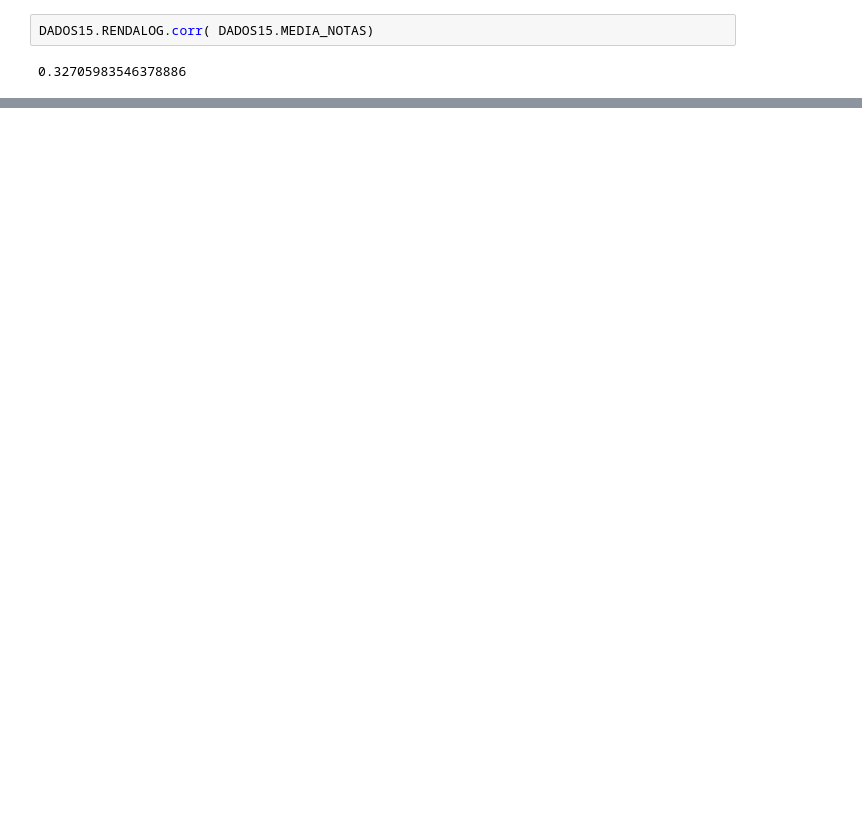
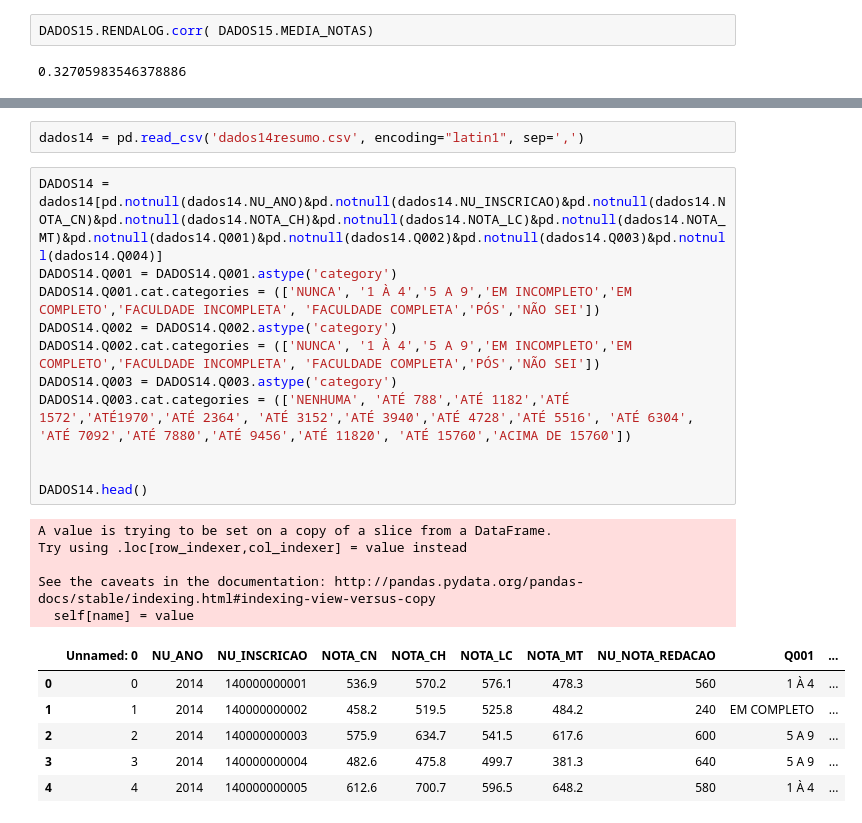
Before and after one commit to manucirne/Projeto3_CD, a Jupyter notebook: Projeto3 - Manoela Campos.ipynb, the cells around one changed output, grey strips where cells are left out. Saved outputs shown, nothing was run; the diff lists cells and outputs as text; blank space fills up the shorter version.

```diff
--- a/Projeto3 - Manoela Campos.ipynb
+++ b/Projeto3 - Manoela Campos.ipynb
@@ -280,0 +267,25 @@ plot = DADOS15.RENDALOG.plot(kind='box',title='RENDA FAMILIAR')#, color='red')
+# %%
+dados14 = pd.read_csv('dados14resumo.csv', encoding="latin1", sep=',')
+# %%
+DADOS14 = dados14[pd.notnull(dados14.NU_ANO)&pd.notnull(dados14.NU_INSCRICAO)&pd.notnull(dados14.NOTA_CN)&pd.notnull(dados14.NOTA_CH)&pd.notnull(dados14.NOTA_LC)&pd.notnull(dados14.NOTA_MT)&pd.notnull(dados14.Q001)&pd.notnull(dados14.Q002)&pd.notnull(dados14.Q003)&pd.notnull(dados14.Q004)]
+DADOS14.Q001 = DADOS14.Q001.astype('category')
+DADOS14.Q001.cat.categories = (['NUNCA', '1 À 4','5 A 9','EM INCOMPLETO','EM COMPLETO','FACULDADE INCOMPLETA', 'FACULDADE COMPLETA','PÓS','NÃO SEI'])
+DADOS14.Q002 = DADOS14.Q002.astype('category')
+DADOS14.Q002.cat.categories = (['NUNCA', '1 À 4','5 A 9','EM INCOMPLETO','EM COMPLETO','FACULDADE INCOMPLETA', 'FACULDADE COMPLETA','PÓS','NÃO SEI'])
+DADOS14.Q003 = DADOS14.Q003.astype('category')
+DADOS14.Q003.cat.categories = (['NENHUMA', 'ATÉ 788','ATÉ 1182','ATÉ 1572','ATÉ1970','ATÉ 2364', 'ATÉ 3152','ATÉ 3940','ATÉ 4728','ATÉ 5516', 'ATÉ 6304', 'ATÉ 7092','ATÉ 7880','ATÉ 9456','ATÉ 11820', 'ATÉ 15760','ACIMA DE 15760'])
+
+
+DADOS14.head()
+# %% [output]
+A value is trying to be set on a copy of a slice from a DataFrame.
+Try using .loc[row_indexer,col_indexer] = value instead
+
+See the caveats in the documentation: http://pandas.pydata.org/pandas-docs/stable/indexing.html#indexing-view-versus-copy
+  self[name] = value
+|  | Unnamed: 0 | NU_ANO | NU_INSCRICAO | NOTA_CN | NOTA_CH | NOTA_LC | NOTA_MT | NU_NOTA_REDACAO | Q001 | ... |
+| 0 | 0 | 2014 | 140000000001 | 536.9 | 570.2 | 576.1 | 478.3 | 560 | 1 À 4 | ... |
+| 1 | 1 | 2014 | 140000000002 | 458.2 | 519.5 | 525.8 | 484.2 | 240 | EM COMPLETO | ... |
+| 2 | 2 | 2014 | 140000000003 | 575.9 | 634.7 | 541.5 | 617.6 | 600 | 5 A 9 | ... |
+| 3 | 3 | 2014 | 140000000004 | 482.6 | 475.8 | 499.7 | 381.3 | 640 | 5 A 9 | ... |
+| 4 | 4 | 2014 | 140000000005 | 612.6 | 700.7 | 596.5 | 648.2 | 580 | 1 À 4 | ... |
```
Also changed, not shown: parts of 42 cells of this notebook.
